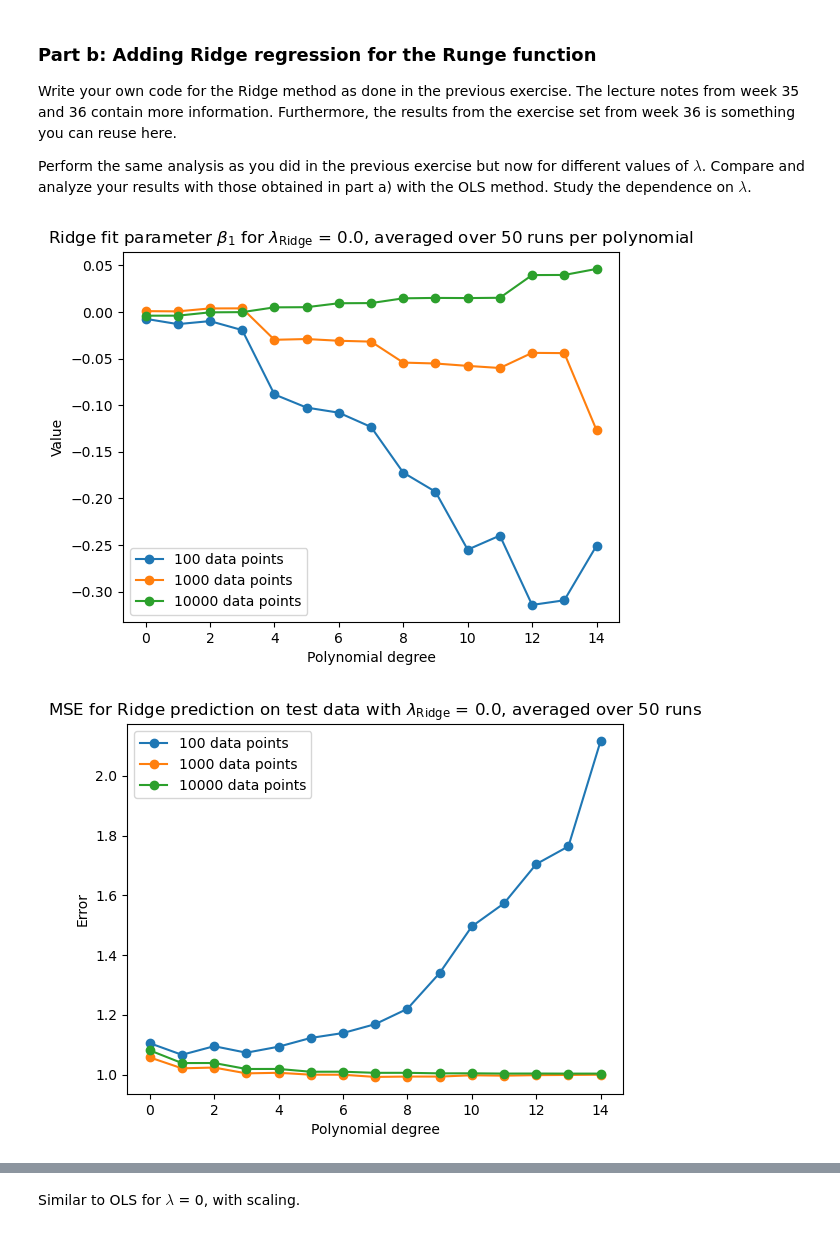
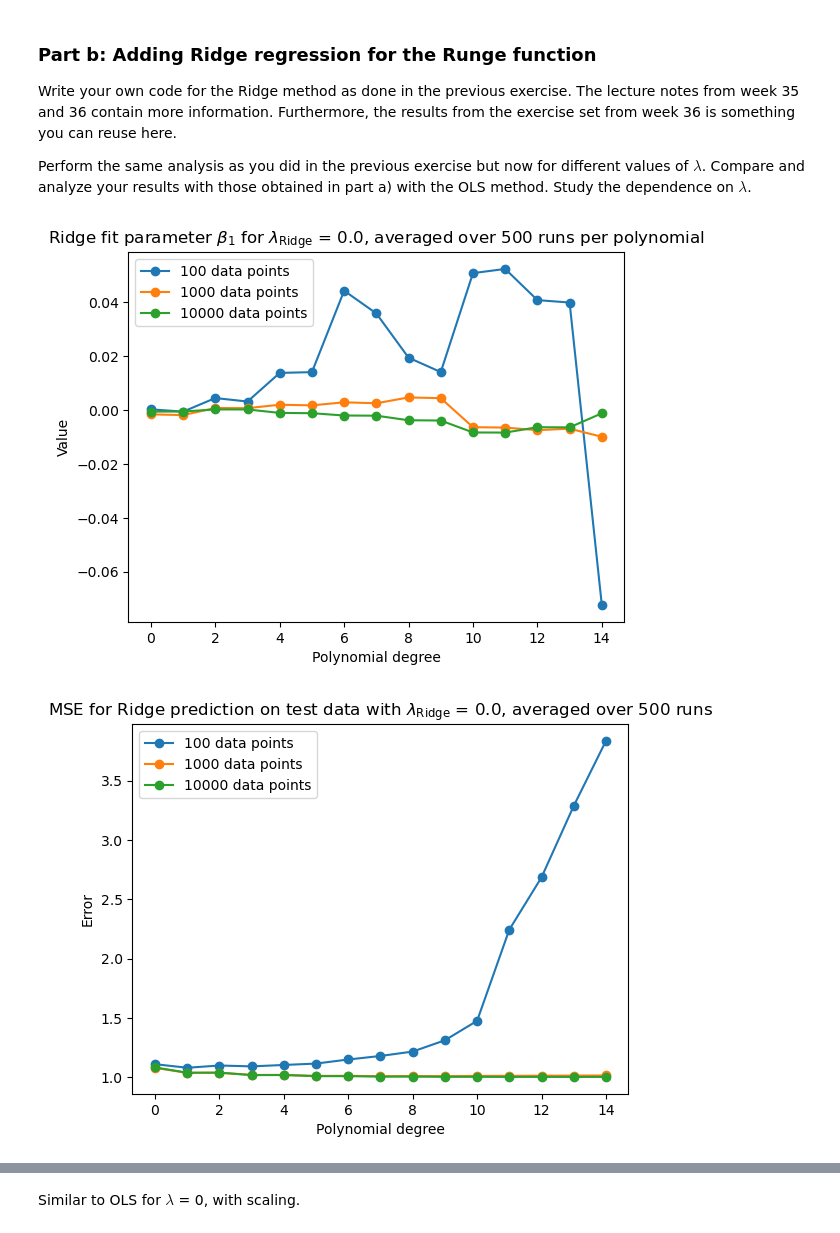
Before and after one commit to Waerstad/4155-Project-1, a Jupyter notebook: Code/project1_main.ipynb, the cells around one changed output, grey strips where cells are left out. Cells and saved outputs as stored; diff of their text form; code cells hidden in the pictures.

```diff
--- a/Code/project1_main.ipynb
+++ b/Code/project1_main.ipynb
@@ -225,7 +247,7 @@ poly_min = 1
 poly_max = 15
 poly_degrees = np.arange(poly_min, poly_max + 1, 1)
 
-runs = 50
+runs = 500
 MSEs_runs_datasize_polys_matrix = np.zeros([runs, len(data_sizes), len(poly_degrees)])
 R2s_runs_datasize_polys_matrix = np.zeros([runs, len(data_sizes), len(poly_degrees)])
 beta1s_runs_datasize_polys_matrix = np.zeros([runs, len(data_sizes), len(poly_degrees)])
@@ -326,7 +348,7 @@ poly_min = 1
 poly_max = 15
 poly_degrees = np.arange(poly_min, poly_max + 1, 1)
 
-runs = 50
+runs = 500
 MSEs_runs_datasize_polys_matrix = np.zeros([runs, len(data_sizes), len(poly_degrees)])
 R2s_runs_datasize_polys_matrix = np.zeros([runs, len(data_sizes), len(poly_degrees)])
 beta0s_runs_datasize_polys_matrix = np.zeros([runs, len(data_sizes), len(poly_degrees)])
@@ -375,32 +397,32 @@ plt.xlabel("Polynomial degree")
 plt.ylabel("Value")
 plt.title(fr"Ridge fit parameter $\beta_1$ for $\lambda_\mathrm{{Ridge}}$ = {ridge_lambda}, averaged over {runs} runs per polynomial")
 plt.legend()
 plt.show()
 plt.close()
 
 # Plot MSE for OLS prediction on test data for various sizes of data, and polynomials; averaged over many runs
 plt.plot(mean_MSE_datasize_poly[0,:], "o-", label=f"{data_sizes[0]} data points")
 plt.plot(mean_MSE_datasize_poly[1,:], "o-", label=f"{data_sizes[1]} data points")
 plt.plot(mean_MSE_datasize_poly[2,:], "o-", label=f"{data_sizes[2]} data points")
 plt.title(fr"MSE for Ridge prediction on test data with $\lambda_\mathrm{{Ridge}}$ = {ridge_lambda}, averaged over {runs} runs")
 plt.xlabel("Polynomial degree")
 plt.ylabel("Error")
 plt.legend()
 #plt.grid()
 plt.show()
 plt.close()
 
 # Plot R^2 for OLS prediction on test data for various sizes of data, and polynomials; averaged over many runs
 plt.plot(mean_R2_runs_datasize_polys_matrix[0,:], "o-", label=f"{data_sizes[0]} data points")
 plt.plot(mean_R2_runs_datasize_polys_matrix[1,:], "o-", label=f"{data_sizes[1]} data points")
 plt.plot(mean_R2_runs_datasize_polys_matrix[2,:], "o-", label=f"{data_sizes[2]} data points")
 plt.title(fr"$R^{2}$ for Ridge prediction on test data with $\lambda_\mathrm{{Ridge}}$ = {ridge_lambda}, averaged over {runs} runs")
 plt.xlabel("Polynomial degree")
 plt.ylabel("Score")
 plt.legend()
 #plt.grid()
 plt.show()
 plt.close()
 # %% [output]
-[figure, old version]
+[figure, new version]
-[figure, old version]
+[figure, new version]
```
Also changed, not shown: parts of 10 cells of this notebook.
